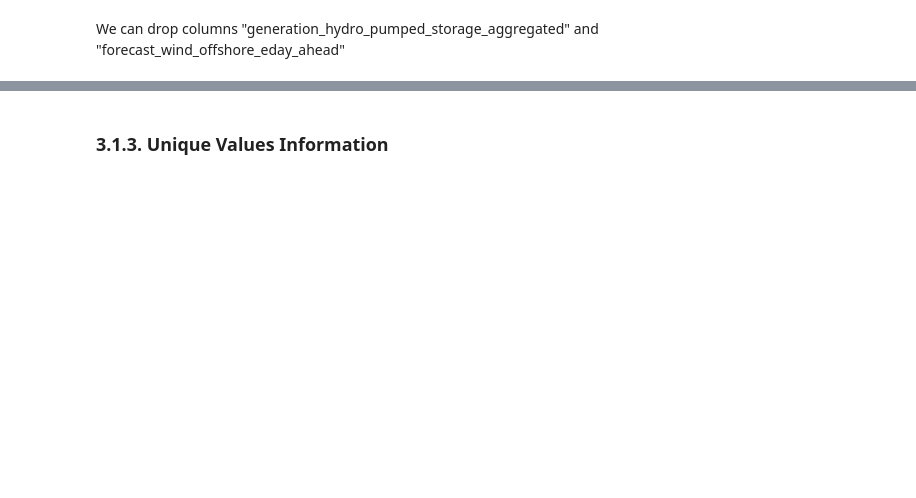
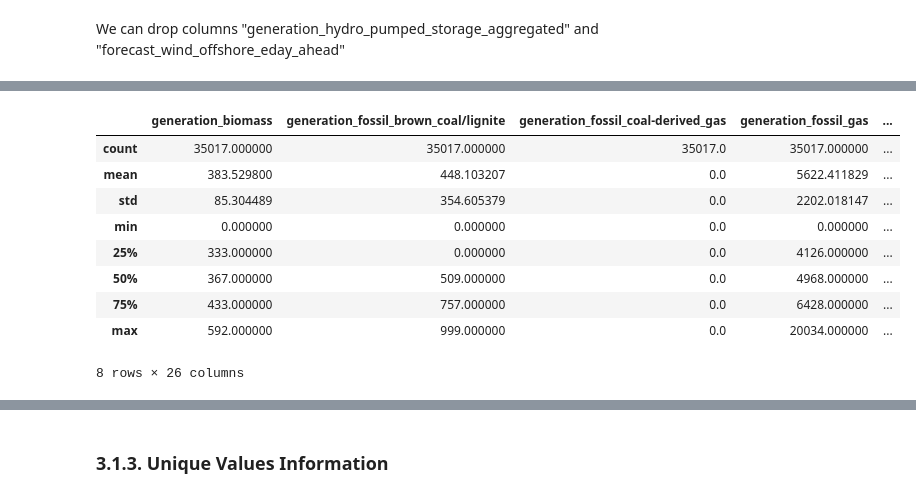
Before and after one commit to saricmilos/electricity-price-for-tomorrow, a Jupyter notebook: notebooks/electricity_price_forecasting_eda.ipynb, the cells around one changed output, grey strips where cells are left out. Cells and saved outputs as stored; diff of their text form; code cells hidden in the pictures; blank space fills up the shorter version.

```diff
--- a/notebooks/electricity_price_forecasting_eda.ipynb
+++ b/notebooks/electricity_price_forecasting_eda.ipynb
@@ -345,0 +460,2 @@ missing_values_barchart(energy_df,"Energy")
+# %%
+energy_df.dropna(inplace = True)
@@ -345,0 +482,13 @@ missing_values_barchart(energy_df,"Energy")
+# %%
+energy_df.describe()
+# %% [output]
+|  | generation_biomass | generation_fossil_brown_coal/lignite | generation_fossil_coal-derived_gas | generation_fossil_gas | ... |
+| count | 35017.000000 | 35017.000000 | 35017.0 | 35017.000000 | ... |
+| mean | 383.529800 | 448.103207 | 0.0 | 5622.411829 | ... |
+| std | 85.304489 | 354.605379 | 0.0 | 2202.018147 | ... |
+| min | 0.000000 | 0.000000 | 0.0 | 0.000000 | ... |
+| 25% | 333.000000 | 0.000000 | 0.0 | 4126.000000 | ... |
+| 50% | 367.000000 | 509.000000 | 0.0 | 4968.000000 | ... |
+| 75% | 433.000000 | 757.000000 | 0.0 | 6428.000000 | ... |
+| max | 592.000000 | 999.000000 | 0.0 | 20034.000000 | ... |
+8 rows × 26 columns
```
Also changed, not shown: parts of 22 cells of this notebook.
